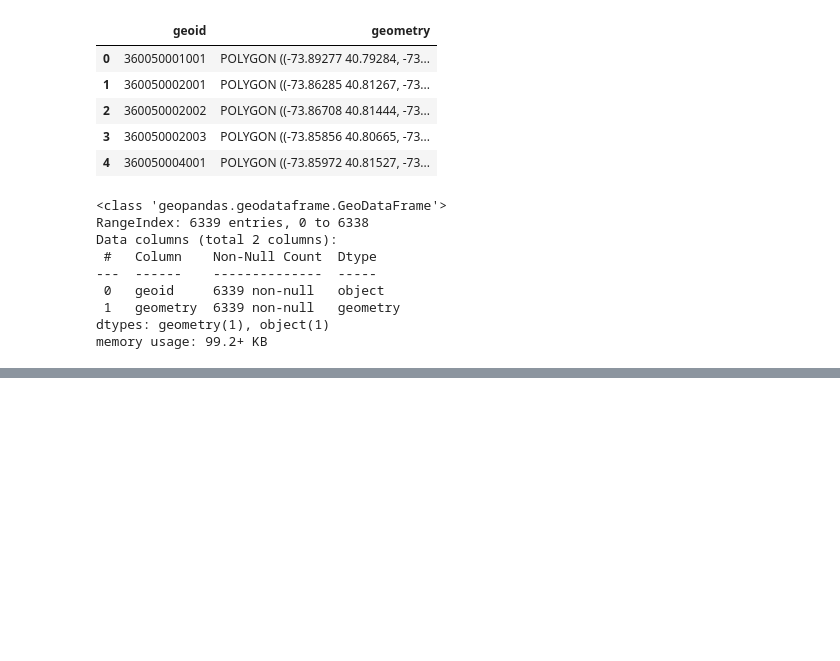
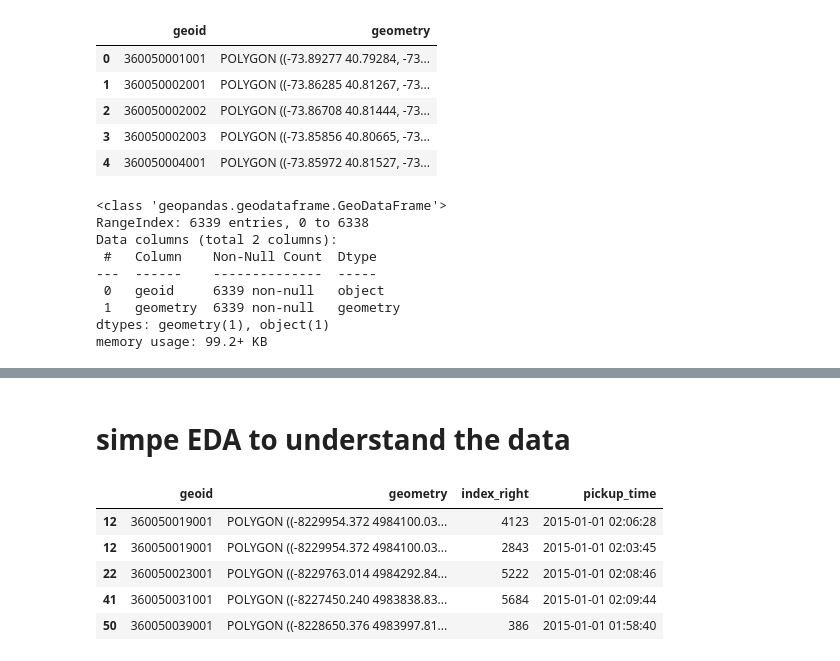
Before and after one commit to soyhyoj/CARTO-JuniorDSTest, a Jupyter notebook: notebooks/3.EDA.ipynb, the cells around one changed output, grey strips where cells are left out. Cells and saved outputs as stored; diff of their text form; code cells hidden in the pictures; blank space fills up the shorter version.

```diff
--- a/notebooks/3.EDA.ipynb
+++ b/notebooks/3.EDA.ipynb
@@ -141,0 +153,13 @@ No handles with labels found to put in legend.
+# %% [markdown]
+# simpe EDA to understand the data
+# %%
+# Spatial join
+pickup_blocks = gpd.sjoin(census, pickups_within_blocks, how='inner', op='intersects')
+pickup_blocks.head()
+# %% [output]
+|  | geoid | geometry | index_right | pickup_time |
+| 12 | 360050019001 | POLYGON ((-8229954.372 4984100.03... | 4123 | 2015-01-01 02:06:28 |
+| 12 | 360050019001 | POLYGON ((-8229954.372 4984100.03... | 2843 | 2015-01-01 02:03:45 |
+| 22 | 360050023001 | POLYGON ((-8229763.014 4984292.84... | 5222 | 2015-01-01 02:08:46 |
+| 41 | 360050031001 | POLYGON ((-8227450.240 4983838.83... | 5684 | 2015-01-01 02:09:44 |
+| 50 | 360050039001 | POLYGON ((-8228650.376 4983997.81... | 386 | 2015-01-01 01:58:40 |
```
Also changed, not shown: parts of 11 cells of this notebook.
